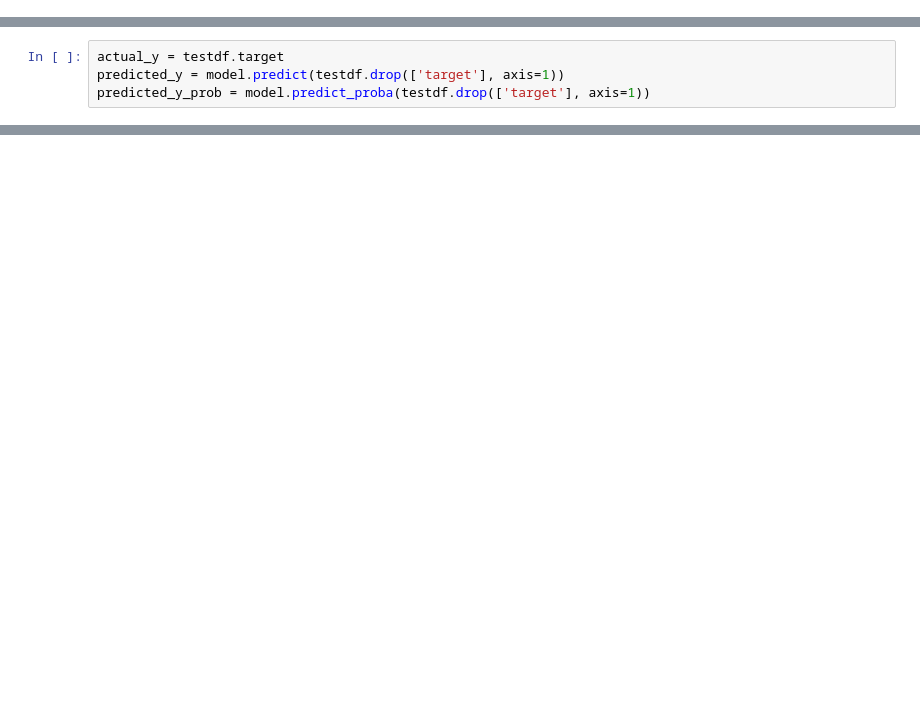
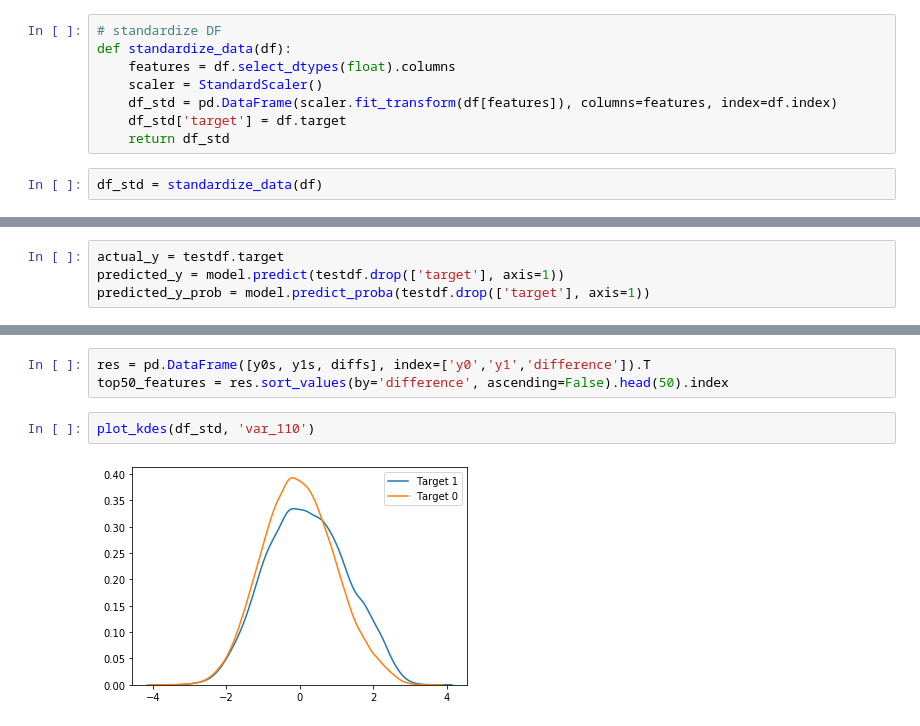
Before and after one commit to pdekeulenaer/nba-engine, a Jupyter notebook: notebooks/data_exploration.ipynb, the cells around one changed output, grey strips where cells are left out. Cells and saved outputs as stored; diff of their text form; blank space fills up the shorter version.

```diff
--- a/notebooks/data_exploration.ipynb
+++ b/notebooks/data_exploration.ipynb
@@ -21,5 +19,15 @@ from sklearn.metrics import roc_auc_score
 from sklearn.ensemble import RandomForestClassifier
 from sklearn.tree import DecisionTreeClassifier
+# %%
+# standardize DF
+def standardize_data(df):
+    features = df.select_dtypes(float).columns
+    scaler = StandardScaler()
+    df_std = pd.DataFrame(scaler.fit_transform(df[features]), columns=features, index=df.index)
+    df_std['target'] = df.target
+    return df_std
+# %%
+df_std = standardize_data(df)
 # %%
 traindf, testdf = train_test_split(df, test_size=0.1)
 train_x = traindf.drop(['target'],axis=1)
@@ -72,0 +338,7 @@ model.get_params()
+# %%
+res = pd.DataFrame([y0s, y1s, diffs], index=['y0','y1','difference']).T
+top50_features = res.sort_values(by='difference', ascending=False).head(50).index
+# %%
+plot_kdes(df_std, 'var_110')
+# %% [output]
+[figure, added]
```
Also changed, not shown: parts of 58 cells of this notebook, 3 other files.
